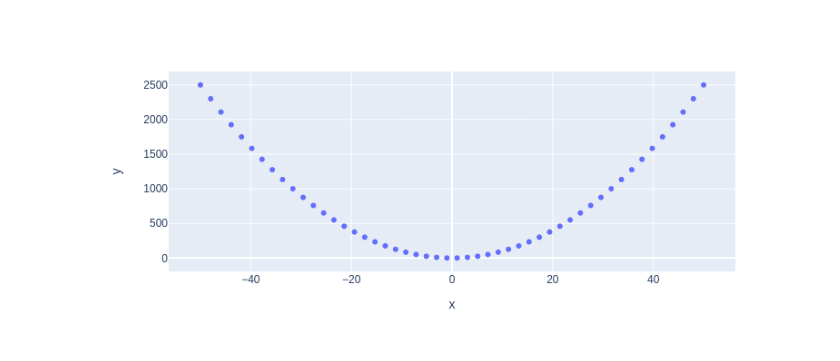
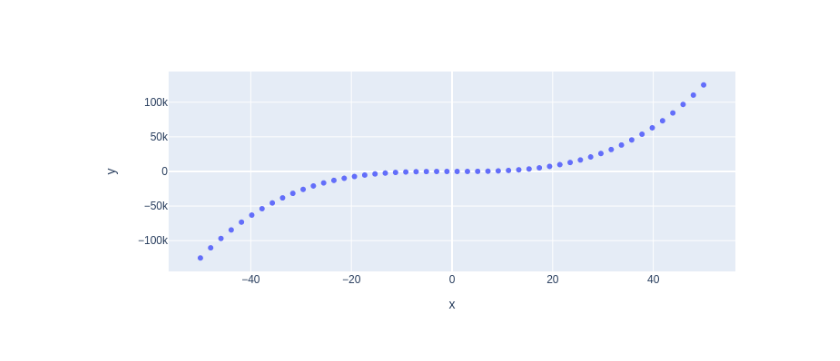
Before and after one commit to SirVL/my-notebooks-repo, a Jupyter notebook: experiment1.ipynb, the cells around one changed output. Cells and saved outputs as stored; diff of their text form; code cells hidden in the pictures.

```diff
--- a/experiment1.ipynb
+++ b/experiment1.ipynb
@@ -6,7 +6,7 @@ import plotly.express as px
 x = np.linspace(start=-50, stop=50)
 
 # y-axis data points
-y = x ** 2
+y = x ** 3
 
 # define the plot
 fig = px.scatter(x=x, y=y)
@@ -17 +16 @@ fig.show()
-[figure, old version]
+[figure, new version]
```
Also changed, not shown: parts of 1 cell of this notebook.
